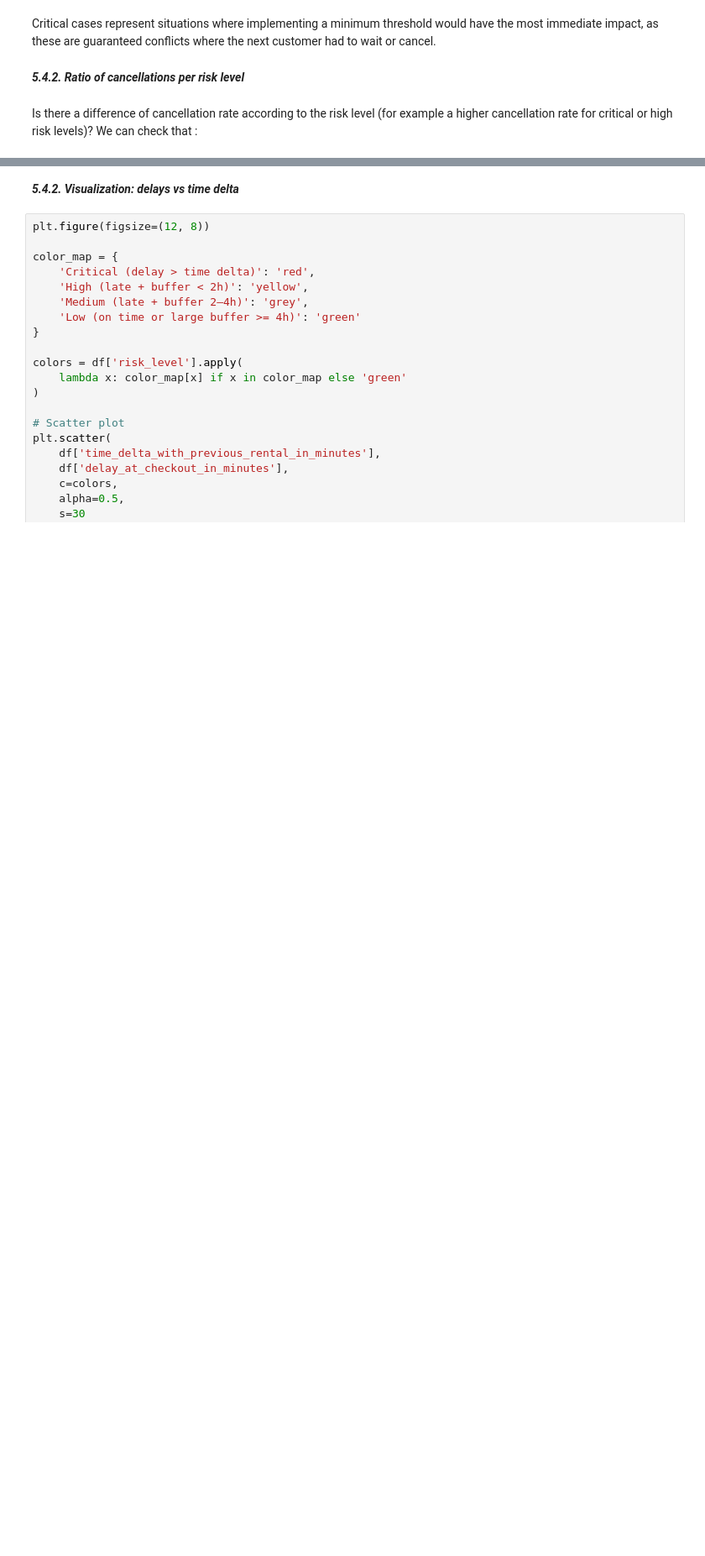
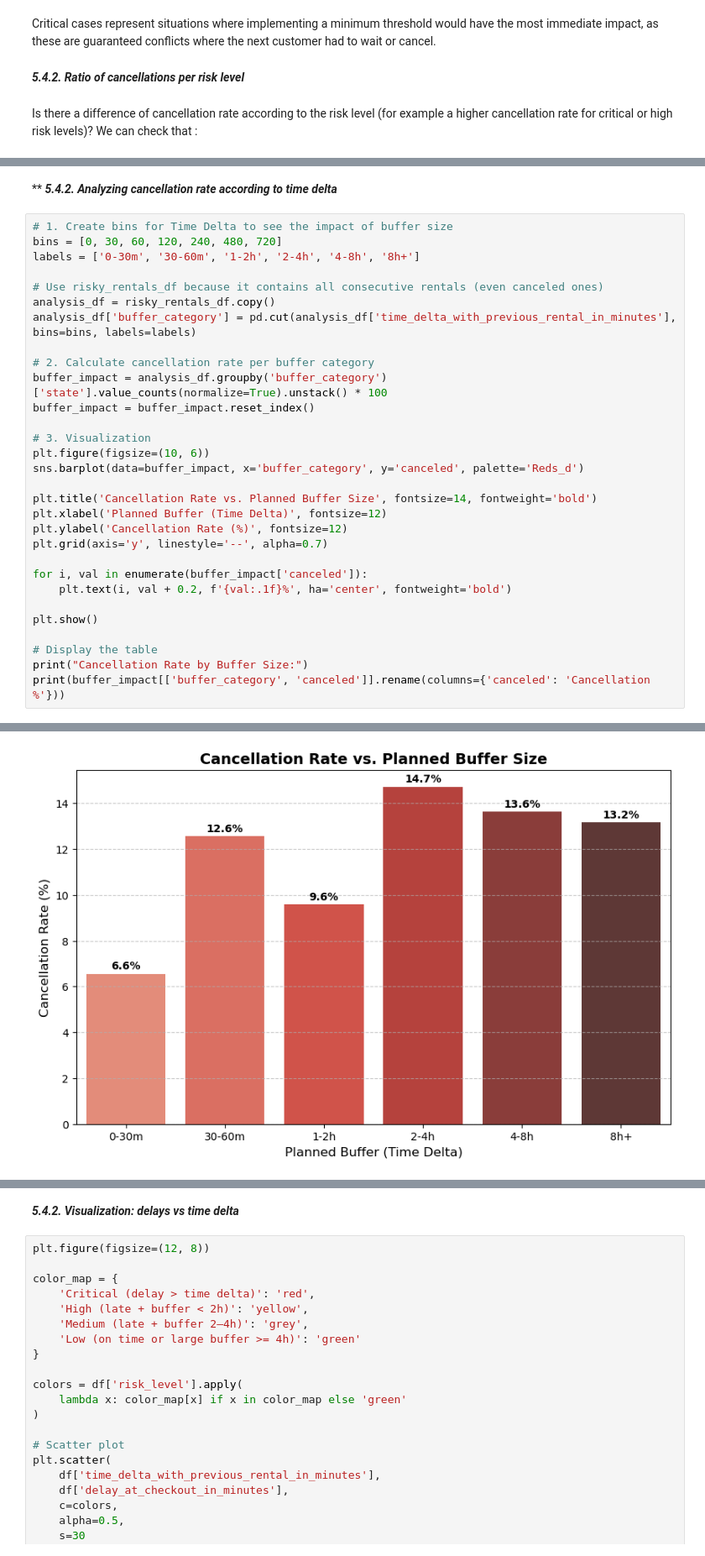
Before and after one commit to Mounia-Agronomist-Datascientist/Getaround_delay_analysis, a Jupyter notebook: NOTEBOOK/getaround_delay_analysis.ipynb, the cells around one changed output, grey strips where cells are left out. Shown at 84% size. Drawn from its saved outputs; the diff is of its cells as text; blank space fills up the shorter version.

Commit message:
Threshold analysis and conclusion

```diff
--- a/NOTEBOOK/getaround_delay_analysis.ipynb
+++ b/NOTEBOOK/getaround_delay_analysis.ipynb
@@ -690,0 +689,33 @@ No cancellations have been detected in this dataset for critical, high and mediu
+# %% [markdown]
+** **_5.4.2. Analyzing cancellation rate according to time delta_**
+# %%
+# 1. Create bins for Time Delta to see the impact of buffer size
+bins = [0, 30, 60, 120, 240, 480, 720]
+labels = ['0-30m', '30-60m', '1-2h', '2-4h', '4-8h', '8h+']
+
+# Use risky_rentals_df because it contains all consecutive rentals (even canceled ones)
+analysis_df = risky_rentals_df.copy()
+analysis_df['buffer_category'] = pd.cut(analysis_df['time_delta_with_previous_rental_in_minutes'], bins=bins, labels=labels)
+
+# 2. Calculate cancellation rate per buffer category
+buffer_impact = analysis_df.groupby('buffer_category')['state'].value_counts(normalize=True).unstack() * 100
+buffer_impact = buffer_impact.reset_index()
+
+# 3. Visualization
+plt.figure(figsize=(10, 6))
+sns.barplot(data=buffer_impact, x='buffer_category', y='canceled', palette='Reds_d')
+
+plt.title('Cancellation Rate vs. Planned Buffer Size', fontsize=14, fontweight='bold')
+plt.xlabel('Planned Buffer (Time Delta)', fontsize=12)
+plt.ylabel('Cancellation Rate (%)', fontsize=12)
+plt.grid(axis='y', linestyle='--', alpha=0.7)
+
+for i, val in enumerate(buffer_impact['canceled']):
+    plt.text(i, val + 0.2, f'{val:.1f}%', ha='center', fontweight='bold')
+
+plt.show()
+
+# Display the table
+print("Cancellation Rate by Buffer Size:")
+print(buffer_impact[['buffer_category', 'canceled']].rename(columns={'canceled': 'Cancellation %'}))
+# %% [output]
@@ -690,0 +728 @@ No cancellations have been detected in this dataset for critical, high and mediu
+[figure, added]
```
Also changed, not shown: parts of 22 cells of this notebook.
